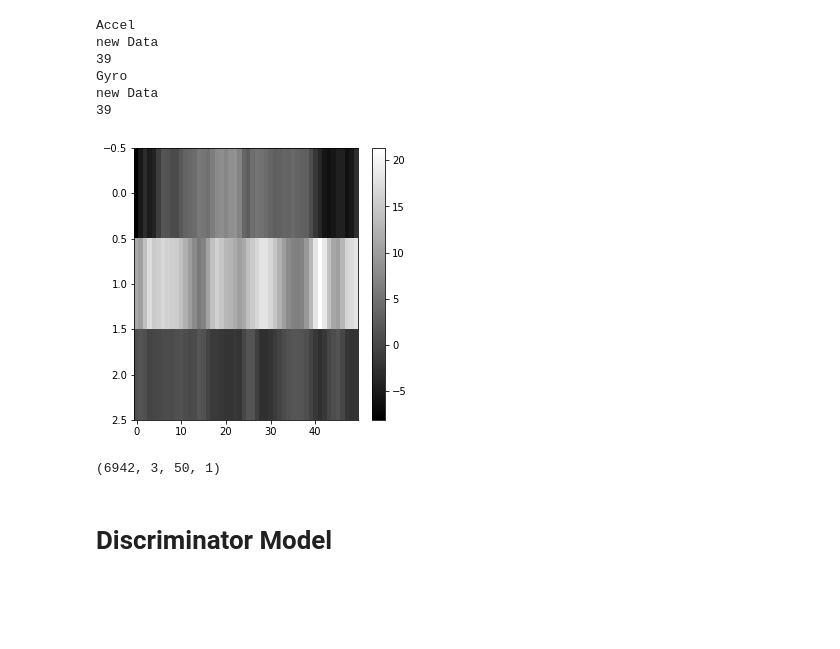
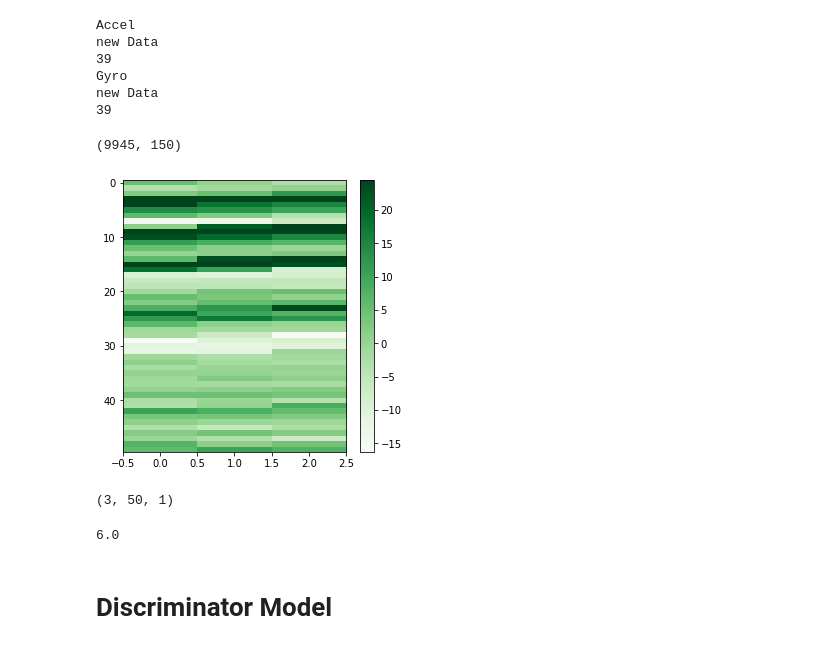
Before and after one commit to rdverse/deepHAItune, a Jupyter notebook: GANS/Gan.ipynb, the cells around one changed output. Cells and saved outputs as stored; diff of their text form; code cells hidden in the pictures; blank space fills up the shorter version.

```diff
--- a/GANS/Gan.ipynb
+++ b/GANS/Gan.ipynb
@@ -26,18 +25,31 @@ new Data
 Gyro
 new Data
 39
+# %%
+from imblearn.over_sampling import SMOTE, ADASYN
+La = [str(l) for l in La]
+X_resampled, y_resampled = SMOTE().fit_resample(Fa_r,La)
+X_resampled.shape
+# %% [output]
+(9945, 150)
+# %%
+Fa_r_r = X_resampled.reshape(9945,50,3,1)
 # %%
 plt.figure(figsize = (5,5))
-plt.imshow(Fa[57], interpolation='nearest', aspect='auto', cmap= 'gray')
+plt.imshow(Fa_r_r[165], interpolation='nearest', aspect='auto', cmap= 'Greens')
 plt.colorbar()
 plt.show()
 %matplotlib inline
 # %% [output]
-[figure, old version]
+[figure, new version]
-# %%
-Fa.shape
-# %% [output]
-(6942, 3, 50, 1)
+# %%
+Fg[165].shape
+# %% [output]
+(3, 50, 1)
+# %%
+La[165]
+# %% [output]
+6.0
 # %%
 BUFFER_SIZE = Fa.shape[0]
 BATCH_SIZE = 100
```
Also changed, not shown: parts of 10 cells of this notebook, 8 other files.
